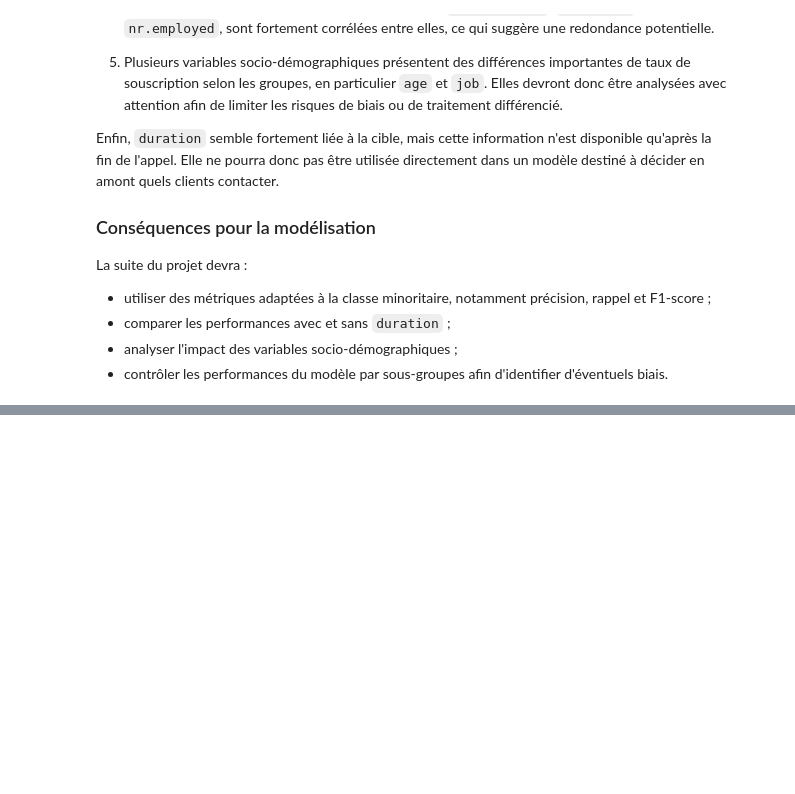
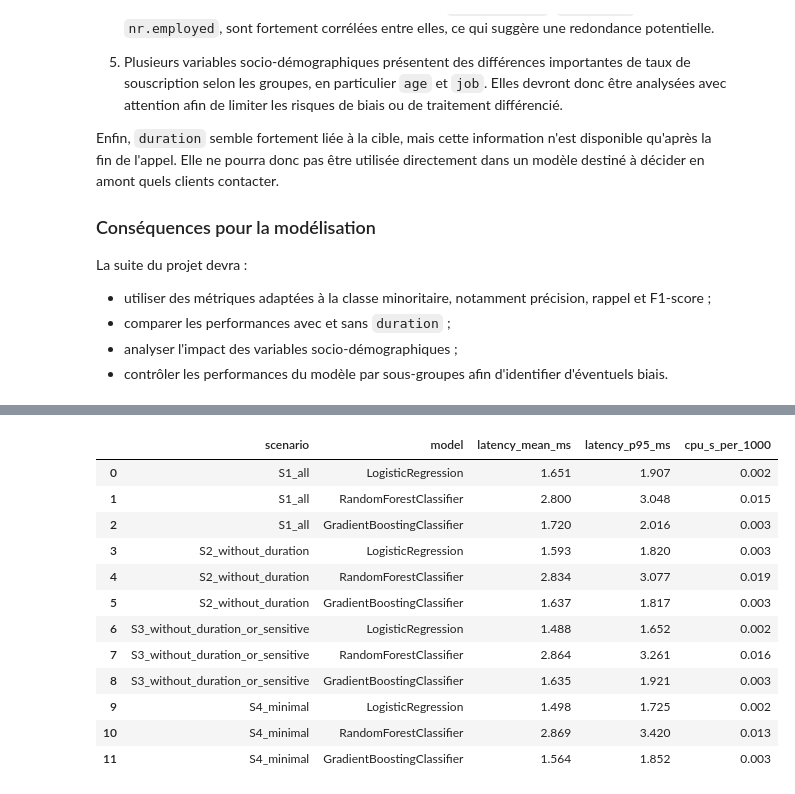
Before and after one commit to anascimento-devid/cas_usage, a Jupyter notebook: notebooks/notebook.ipynb, the cells around one changed output, grey strips where cells are left out. Cells and saved outputs as stored; diff of their text form; code cells hidden in the pictures; blank space fills up the shorter version.

```diff
--- a/notebooks/notebook.ipynb
+++ b/notebooks/notebook.ipynb
@@ -665,0 +1054,92 @@ La suite du projet devra :
+# %%
+import time
+import numpy as np
+import pandas as pd
+
+benchmark_results = []
+
+repeats = 50
+
+for scenario, features in scenarios.items():
+
+    num_features, cat_features = get_feature_types(
+        X_train,
+        features
+    )
+
+    for model_name, model in modeles.items():
+
+        preprocessor = make_preprocessor(
+            num_features=num_features,
+            cat_features=cat_features,
+        )
+
+        pipe = Pipeline([
+            ("preprocessor", preprocessor),
+            ("model", model),
+        ])
+
+        pipe.fit(
+            X_train[features],
+            y_train
+        )
+
+        X_bench = X_train[features].sample(
+            n=min(1000, len(X_train)),
+            random_state=RANDOM_STATE
+        )
+
+        # Warm-up
+        pipe.predict_proba(X_bench.iloc[:10])
+
+        # Latence unitaire
+        latencies = []
+
+        for i in range(len(X_bench)):
+            row = X_bench.iloc[[i]]
+
+            start = time.perf_counter()
+            pipe.predict_proba(row)
+            latencies.append(
+                (time.perf_counter() - start) * 1000
+            )
+
+        # CPU sur un batch de 1000, répété pour stabiliser la mesure
+        cpu_start = time.process_time()
+
+        for _ in range(repeats):
+            pipe.predict_proba(X_bench)
+
+        cpu_seconds = time.process_time() - cpu_start
+
+        cpu_s_per_1000 = (
+            cpu_seconds
+            / repeats
+            * (1000 / len(X_bench))
+        )
+
+        benchmark_results.append({
+            "scenario": scenario,
+            "model": model_name,
+            "latency_mean_ms": np.mean(latencies),
+            "latency_p95_ms": np.percentile(latencies, 95),
+            "cpu_s_per_1000": cpu_s_per_1000,
+        })
+
+benchmark_results = pd.DataFrame(benchmark_results)
+
+benchmark_results.round(3)
+# %% [output]
+|  | scenario | model | latency_mean_ms | latency_p95_ms | cpu_s_per_1000 |
+| 0 | S1_all | LogisticRegression | 1.651 | 1.907 | 0.002 |
+| 1 | S1_all | RandomForestClassifier | 2.800 | 3.048 | 0.015 |
+| 2 | S1_all | GradientBoostingClassifier | 1.720 | 2.016 | 0.003 |
+| 3 | S2_without_duration | LogisticRegression | 1.593 | 1.820 | 0.003 |
+| 4 | S2_without_duration | RandomForestClassifier | 2.834 | 3.077 | 0.019 |
+| 5 | S2_without_duration | GradientBoostingClassifier | 1.637 | 1.817 | 0.003 |
+| 6 | S3_without_duration_or_sensitive | LogisticRegression | 1.488 | 1.652 | 0.002 |
+| 7 | S3_without_duration_or_sensitive | RandomForestClassifier | 2.864 | 3.261 | 0.016 |
+| 8 | S3_without_duration_or_sensitive | GradientBoostingClassifier | 1.635 | 1.921 | 0.003 |
+| 9 | S4_minimal | LogisticRegression | 1.498 | 1.725 | 0.002 |
+| 10 | S4_minimal | RandomForestClassifier | 2.869 | 3.420 | 0.013 |
+| 11 | S4_minimal | GradientBoostingClassifier | 1.564 | 1.852 | 0.003 |
```
Also changed, not shown: parts of 74 cells of this notebook, 2 other files.
